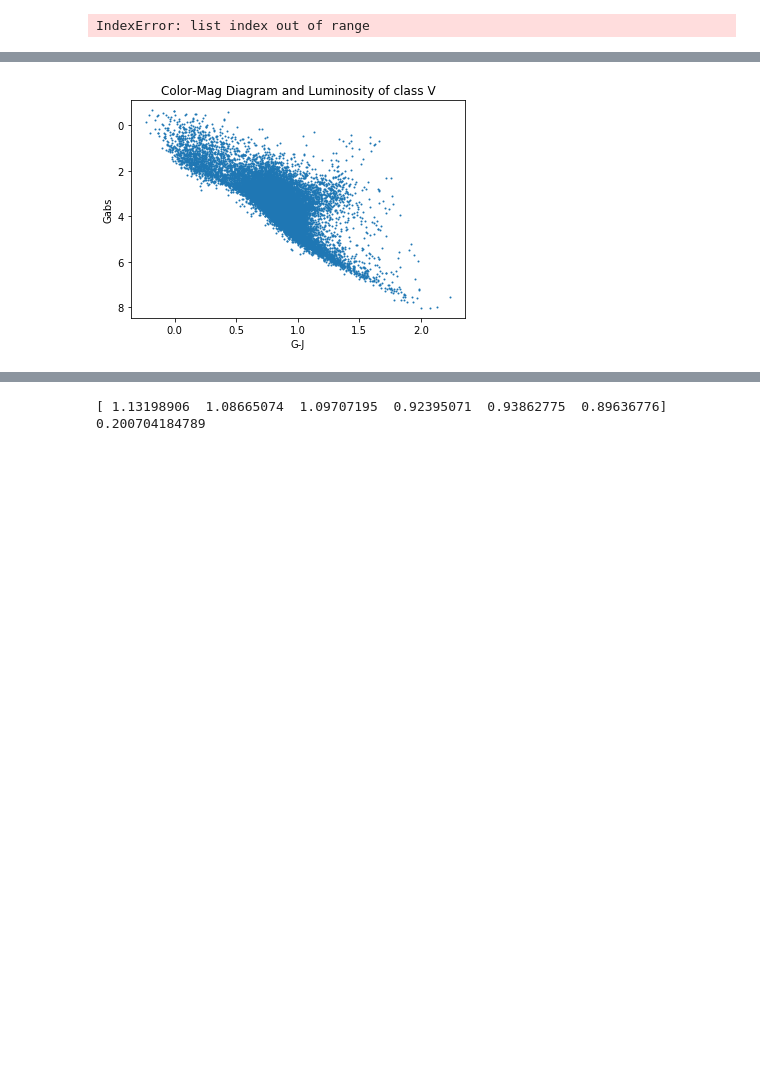
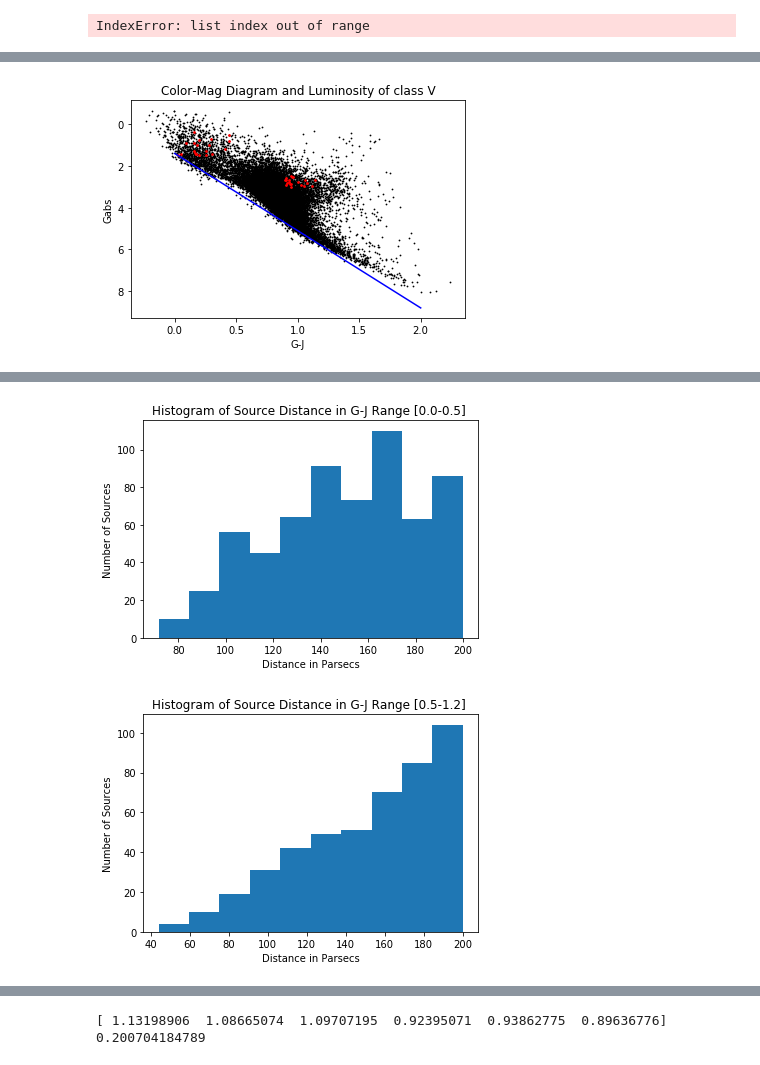
Before and after one commit to leemundy/GAIA, a Jupyter notebook: Work-Areas/khall/notebook/Data/StanCat Work.ipynb, the cells around one changed output, grey strips where cells are left out. Cells and saved outputs as stored; diff of their text form; code cells hidden in the pictures; blank space fills up the shorter version.

```diff
--- a/Work-Areas/khall/notebook/Data/StanCat Work.ipynb
+++ b/Work-Areas/khall/notebook/Data/StanCat Work.ipynb
@@ -154,6 +154,7 @@ print(SpV[0:30])
 # %%
 SpType = t["SpType"]
 SpTypeN = [0.0]*len(SpType)
+SpV = []
 for i in range(0,len(SpType)):
     if(SpType.mask[i] == False):
         SpT = SpType[i].decode()
@@ -179,6 +180,9 @@ for i in range(0,len(SpType)):
             SpTypeN[i] = -30.
 print("Finished Luminosity Class Translation")
 count = 0
+for i in range(0,len(SpTypeN)):
+    if(SpTypeN[i] == 5.0):
+        SpV.append(SpTypeN[i])
 for i in range(0,len(SpType)):
     if(SpTypeN[i] < 0.):
         count = count + 1
@@ -292,9 +296,10 @@ print('There are ', TotalV, 'Main Sequence stars')
 IndexError: list index out of range
 # %%
 Temps= []
+
 length = 0
 for i in Teff:
-    if(Sp[i] == 5.0):
+    if(SpTypeN == 5.0):
         Temps.append(Teff[i])
         if(5000.0 <= Teff[i] <= 5500.0):
             length = length + 1
@@ -477,6 +481,24 @@ temp_first = []
 RA_second = []
 DEC_second = []
 temp_second = []
+GJ1st = []
+G1st = []
+GJ2nd = []
+G2nd = []
+dist_1st = []
+dist_2nd = []
+# Arrays for sources below Main Sequence Line
+RA_below = []
+DEC_below = []
+G_below = []
+GJ_below = []
+dist_below = []
+temp_below = []
+# Defines a rough estimate of the bottom of the Main Sequence Line.
+xrange = np.linspace(0.0,2.0)
+yvalue = xrange*3.7 +1.4
+plt.plot(xrange,y,c='b')
+
 for i in range(0,len(Teff)):
     if(SpTypeN[i] == 5.0 and Gmag.mask[i] == False and Jmag.mask[i] == False and Kmag.mask[i] == False and Hmag.mask[i] == False):
         if(Jmag.mask[i] == False and Gmag.mask[i] == False):
@@ -485,21 +507,35 @@ for i in range(0,len(Teff)):
             Gabs.append(Gvalue)
             GJabs.append(GJvalue)
             if(GJvalue >= 0.0 and GJvalue < 0.5):
-                if(Gvalue >= 0.0 and Gvalue <= 2.0):
+                if(Gvalue >= 0.0 and Gvalue <= 1.5):
                     RA_first.append(RA[i])
                     DEC_first.append(DEC[i])
                     temp_first.append(Teff[i])
-            if(0.5 <= GJvalue <= 1.2):
-                if(2.0 <= Gvalue <= 4.0):
+                    G1st.append(Gvalue)
+                    GJ1st.append(GJvalue)
+                    dist_1st.append(dist[i])
+            if(0.9 <= GJvalue <= 1.2):
+                if(2.5 <= Gvalue <= 3.0):
                     RA_second.append(RA[i])
                     DEC_second.append(DEC[i])
                     temp_second.append(Teff[i])
+                    G2nd.append(Gvalue)
+                    GJ2nd.append(GJvalue)
+                    dist_2nd.append(dist[i])
+#             if(0.2 <= GJvalue <= 0.5):
+#                 if(Gvalue/GJvalue < 3.7):
+#                     RA_below.append(RA[i])
+#                     DEC_below.append(DEC[i])
+#                     G_below.append(Gvalue)
+#                     GJ_below.append(GJvalue)
+#                     dist_below.append(dist[i])
+#                     temp_below.append(Teff[i])
+
 plt.title('Color-Mag Diagram and Luminosity of class V')
 plt.xlabel('G-J')
 plt.ylabel('Gabs')
 plt.gca().invert_yaxis()
-plt.scatter(GJabs,Gabs,s=1.0)
-plt.show()
+plt.scatter(GJabs,Gabs,s=0.6,c='k')
 meanTempFirst = np.mean(temp_first)
 meanTempSecond = np.mean(temp_second)
 
@@ -511,7 +547,32 @@ print('Mean Effective Temperature in G-J Range 0.0-0.5: ', meanTempFirst, '\nNum
 print('Mean Effective Temperature in G-J Range 0.5-1.2: ', meanTempSecond, '\nNumber of Sources: ', len(RA_second), '\n')
 print('     G-J [0.0-0.5]                           G-J [0.5-1.2]\n')
 print('    RA                 DEC                 RA                DEC')
+
+G_1st = []
+GJ_1st = []
+G_2nd = []
+GJ_2nd = []
 for j in range(0,20):
 
     print(RA_first[j], '   ',DEC_first[j], '        ',RA_second[j], '   ',DEC_second[j])
+    G_1st.append(G1st[j])
+    GJ_1st.append(GJ1st[j])
+    G_2nd.append(G2nd[j])
+    GJ_2nd.append(GJ2nd[j])
+
+plt.scatter(GJ_1st,G_1st,s=3.0,c='r')
+plt.scatter(GJ_2nd,G_2nd,s=3.0,c='r')
+plt.scatter(GJ_below,G_below,s=3.0,c='r')
+plt.show()
+
+plt.title('Histogram of Source Distance in G-J Range [0.0-0.5] ')
+plt.xlabel('Distance in Parsecs')
+plt.ylabel('Number of Sources')
+hist1st=plt.hist(dist_1st)
+plt.show()
+plt.title('Histogram of Source Distance in G-J Range [0.5-1.2] ')
+plt.xlabel('Distance in Parsecs')
+plt.ylabel('Number of Sources')
+hist2nd=plt.hist(dist_2nd)
+plt.show()
 # %% [output]
@@ -518 +596 @@ for j in range(0,20):
-[figure, old version]
+[figure, new version]
@@ -535,0 +597,2 @@ Number of Sources:  12291
+[figure, added]
+[figure, added]
```
Also changed, not shown: parts of 6 cells of this notebook.
